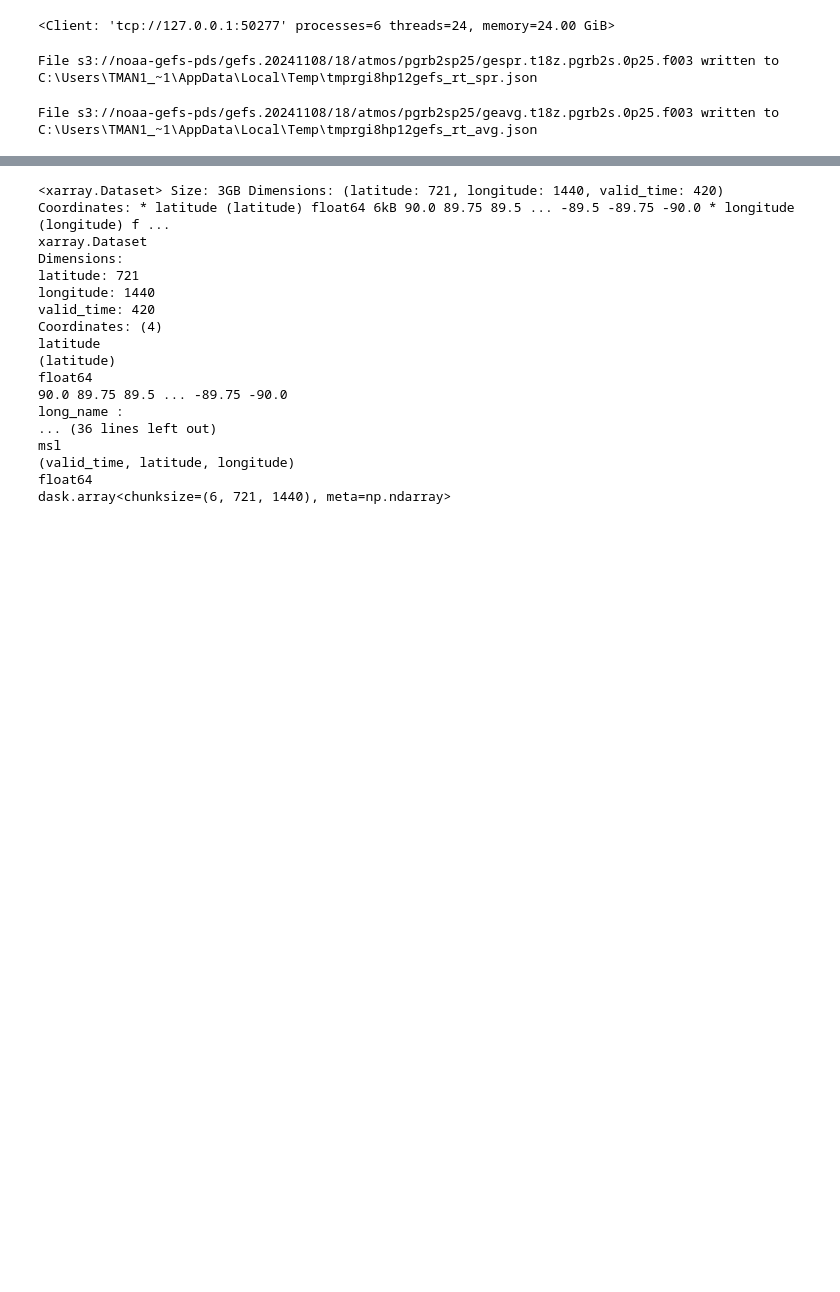
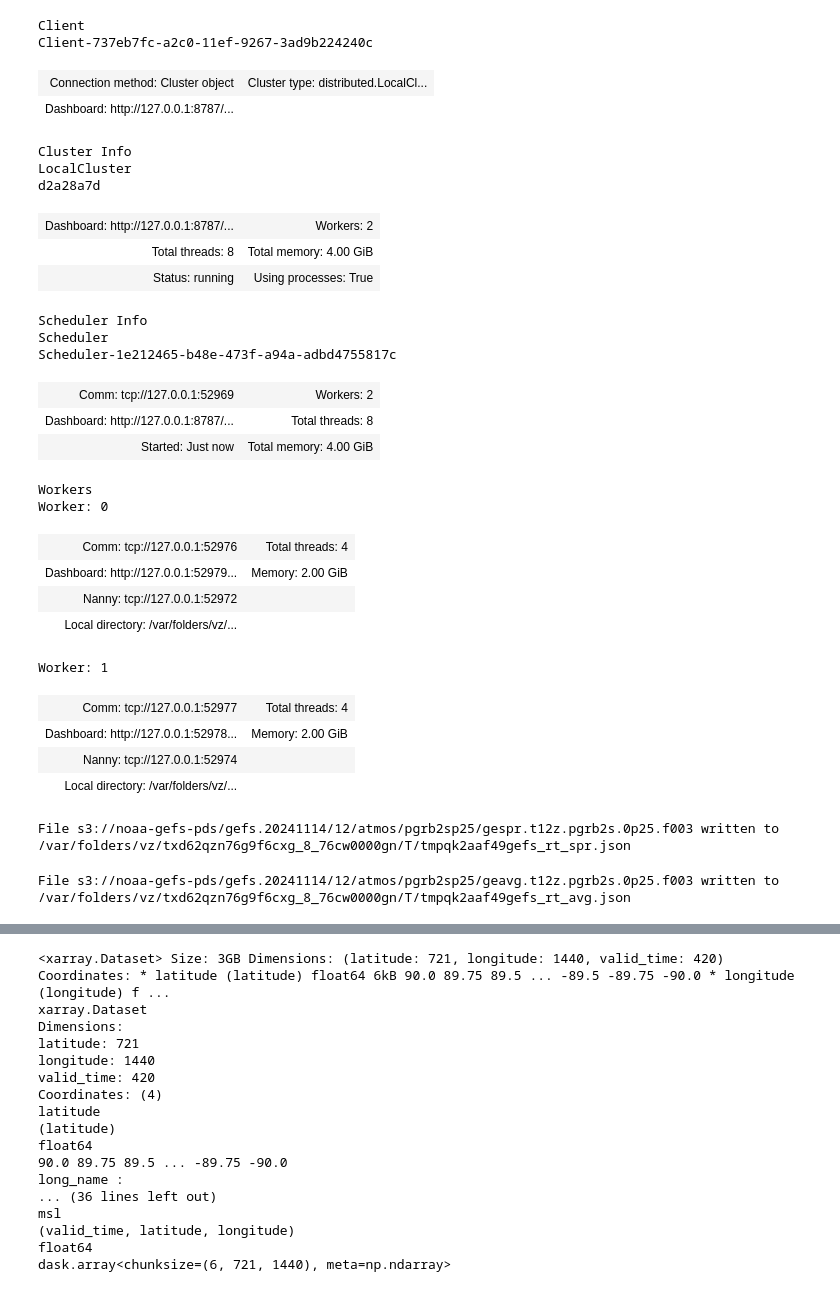
Before and after one commit to aaTman/espr, a Jupyter notebook: espr/testing_notebook.ipynb, the cells around one changed output, grey strips where cells are left out. Cells and saved outputs as stored; diff of their text form; code cells hidden in the pictures; blank space fills up the shorter version.

```diff
--- a/espr/testing_notebook.ipynb
+++ b/espr/testing_notebook.ipynb
@@ -9,18 +12,44 @@ import bottleneck
 sns.set_theme(style="darkgrid", palette="deep",font_scale=1.3)
 # %%
 client = utils.start_dask_cluster(
-    n_workers=6, threads_per_worker=4, memory_limit="4GiB"
+    n_workers=2, threads_per_worker=4, memory_limit="2GiB"
 )
 client
 # %% [output]
-<Client: 'tcp://127.0.0.1:50277' processes=6 threads=24, memory=24.00 GiB>
+Client
+Client-737eb7fc-a2c0-11ef-9267-3ad9b224240c
+| Connection method: Cluster object | Cluster type: distributed.LocalCl... |
+| Dashboard: http://127.0.0.1:8787/... |  |
+Cluster Info
+LocalCluster
+d2a28a7d
+| Dashboard: http://127.0.0.1:8787/... | Workers: 2 |
+| Total threads: 8 | Total memory: 4.00 GiB |
+| Status: running | Using processes: True |
+Scheduler Info
+Scheduler
+Scheduler-1e212465-b48e-473f-a94a-adbd4755817c
+| Comm: tcp://127.0.0.1:52969 | Workers: 2 |
+| Dashboard: http://127.0.0.1:8787/... | Total threads: 8 |
+| Started: Just now | Total memory: 4.00 GiB |
+Workers
+Worker: 0
+| Comm: tcp://127.0.0.1:52976 | Total threads: 4 |
+| Dashboard: http://127.0.0.1:52979... | Memory: 2.00 GiB |
+| Nanny: tcp://127.0.0.1:52972 |  |
+| Local directory: /var/folders/vz/... |  |
+Worker: 1
+| Comm: tcp://127.0.0.1:52977 | Total threads: 4 |
+| Dashboard: http://127.0.0.1:52978... | Memory: 2.00 GiB |
+| Nanny: tcp://127.0.0.1:52974 |  |
+| Local directory: /var/folders/vz/... |  |
 # %%
 mc = MClimate()
 
-gefs_r, gefs_l = mc.run_spread_mclimate()
+gefs_r, gefs_l = mc.generate_mclimate()
 # %% [output]
-File s3://noaa-gefs-pds/gefs.20241108/18/atmos/pgrb2sp25/gespr.t18z.pgrb2s.0p25.f003 written to C:\Users\TMAN1_~1\AppData\Local\Temp\tmprgi8hp12gefs_rt_spr.json
+File s3://noaa-gefs-pds/gefs.20241114/12/atmos/pgrb2sp25/gespr.t12z.pgrb2s.0p25.f003 written to /var/folders/vz/txd62qzn76g9f6cxg_8_76cw0000gn/T/tmpqk2aaf49gefs_rt_spr.json
-File s3://noaa-gefs-pds/gefs.20241108/18/atmos/pgrb2sp25/geavg.t18z.pgrb2s.0p25.f003 written to C:\Users\TMAN1_~1\AppData\Local\Temp\tmprgi8hp12gefs_rt_avg.json
+File s3://noaa-gefs-pds/gefs.20241114/12/atmos/pgrb2sp25/geavg.t12z.pgrb2s.0p25.f003 written to /var/folders/vz/txd62qzn76g9f6cxg_8_76cw0000gn/T/tmpqk2aaf49gefs_rt_avg.json
 # %%
 gefs_r_std = gefs_r.std(dim="number")
 gefs_r_mean = gefs_r.mean(dim="number")
```
Also changed, not shown: parts of 8 cells of this notebook, 8 other files.
